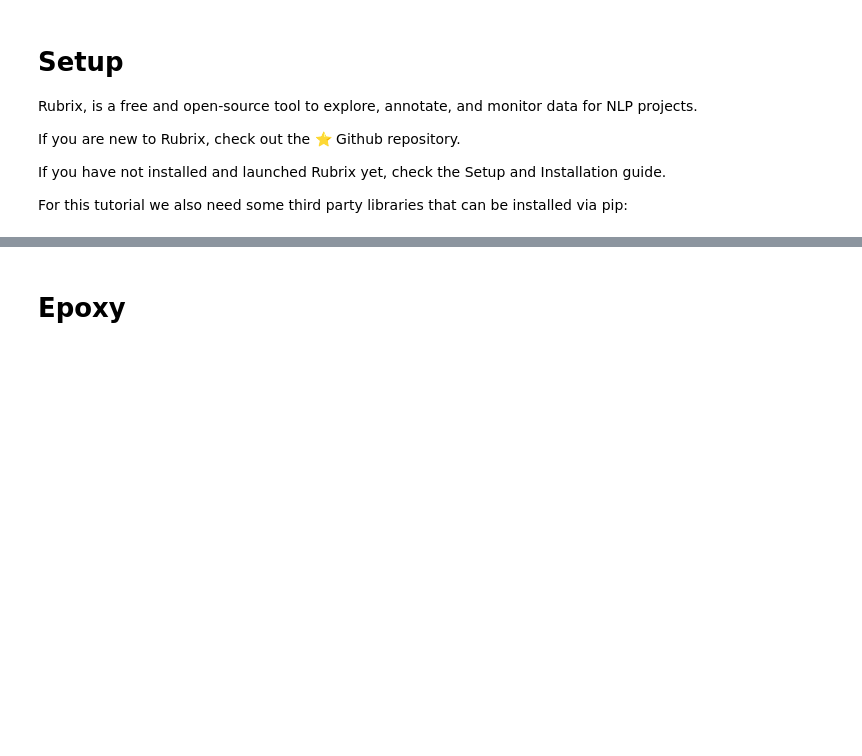
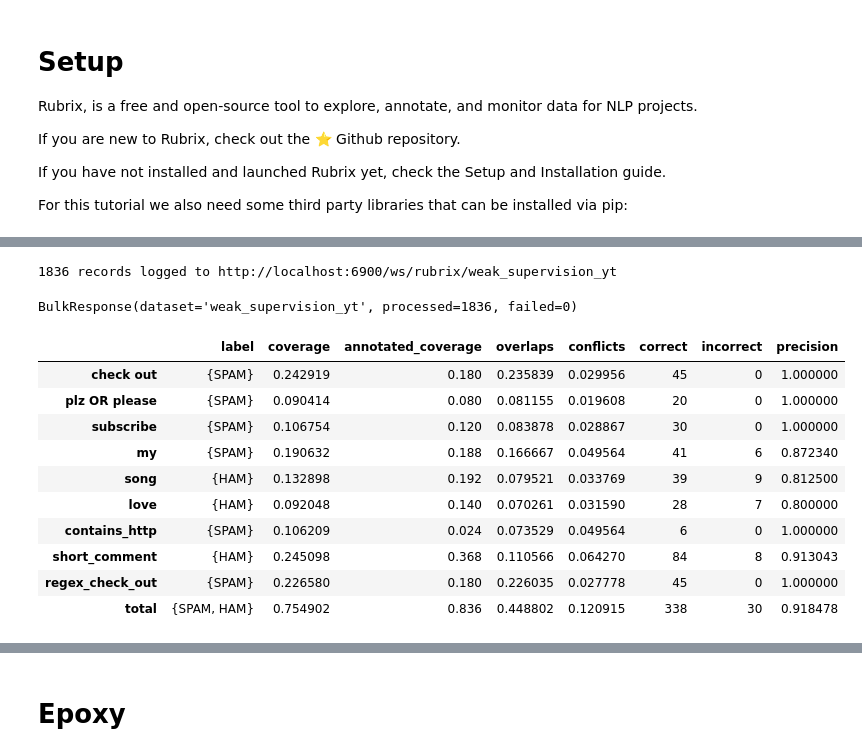
Before and after one commit to argilla-io/argilla, a Jupyter notebook: docs/tutorials/epoxy.ipynb, the cells around one changed output, grey strips where cells are left out. Cells and saved outputs as stored; diff of their text form; code cells hidden in the pictures; blank space fills up the shorter version.

```diff
--- a/docs/tutorials/epoxy.ipynb
+++ b/docs/tutorials/epoxy.ipynb
@@ -115,3 +57,82 @@ weak_labels = WeakLabels(
+# %%
+import rubrix as rb
+
+# build records from the train dataset
+records = [
+    rb.TextClassificationRecord(
+        inputs=row.text,
+        metadata={"video":row.video, "author": row.author}
+    )
+    for i,row in train_df.iterrows()
+]
+
+# build records from the test dataset with annotation
+labels = ["HAM", "SPAM"]
+records += [
+    rb.TextClassificationRecord(
+        inputs=row.text,
+        annotation=labels[row.label],
+        metadata={"video":row.video, "author": row.author}
+    )
+    for i,row in test_df.iterrows()
+]
+
+# log records to Rubrix
+rb.log(records, name="weak_supervision_yt")
+# %% [output]
+1836 records logged to http://localhost:6900/ws/rubrix/weak_supervision_yt
+BulkResponse(dataset='weak_supervision_yt', processed=1836, failed=0)
+# %%
+from rubrix.labeling.text_classification import Rule, WeakLabels
+
+#  rules defined as Elasticsearch queries
+check_out = Rule(query="check out", label="SPAM")
+plz = Rule(query="plz OR please", label="SPAM")
+subscribe = Rule(query="subscribe", label="SPAM")
+my = Rule(query="my", label="SPAM")
+song = Rule(query="song", label="HAM")
+love = Rule(query="love", label="HAM")
+
+import re
+
+# rules defined as Python labeling functions
+def contains_http(record: rb.TextClassificationRecord):
+    if "http" in record.inputs["text"]:
+        return "SPAM"
+
+def short_comment(record: rb.TextClassificationRecord):
+    return "HAM" if len(record.inputs["text"].split()) < 5 else None
+
+def regex_check_out(record: rb.TextClassificationRecord):
+    return "SPAM" if re.search(r"check.*out", record.inputs["text"], flags=re.I) else None
+
+from rubrix.labeling.text_classification import load_rules
+
+# bundle our rules in a list
+rules = [check_out, plz, subscribe, my, song, love, contains_http, short_comment, regex_check_out]
+
+# optionally add the rules defined in the web app UI
+rules += load_rules(dataset="weak_supervision_yt")
+
+# apply the rules to a dataset to obtain the weak labels
+weak_labels = WeakLabels(
+    rules=rules,
+    dataset="weak_supervision_yt"
+)
+# %%
+weak_labels.summary()
+# %% [output]
+|  | label | coverage | annotated_coverage | overlaps | conflicts | correct | incorrect | precision |
+| check out | {SPAM} | 0.242919 | 0.180 | 0.235839 | 0.029956 | 45 | 0 | 1.000000 |
+| plz OR please | {SPAM} | 0.090414 | 0.080 | 0.081155 | 0.019608 | 20 | 0 | 1.000000 |
+| subscribe | {SPAM} | 0.106754 | 0.120 | 0.083878 | 0.028867 | 30 | 0 | 1.000000 |
+| my | {SPAM} | 0.190632 | 0.188 | 0.166667 | 0.049564 | 41 | 6 | 0.872340 |
+| song | {HAM} | 0.132898 | 0.192 | 0.079521 | 0.033769 | 39 | 9 | 0.812500 |
+| love | {HAM} | 0.092048 | 0.140 | 0.070261 | 0.031590 | 28 | 7 | 0.800000 |
+| contains_http | {SPAM} | 0.106209 | 0.024 | 0.073529 | 0.049564 | 6 | 0 | 1.000000 |
+| short_comment | {HAM} | 0.245098 | 0.368 | 0.110566 | 0.064270 | 84 | 8 | 0.913043 |
+| regex_check_out | {SPAM} | 0.226580 | 0.180 | 0.226035 | 0.027778 | 45 | 0 | 1.000000 |
+| total | {SPAM, HAM} | 0.754902 | 0.836 | 0.448802 | 0.120915 | 338 | 30 | 0.918478 |
 # %%
 
 from rubrix.labeling.text_classification import FlyingSquid
```
Also changed, not shown: parts of 40 cells of this notebook, 2 other files.
